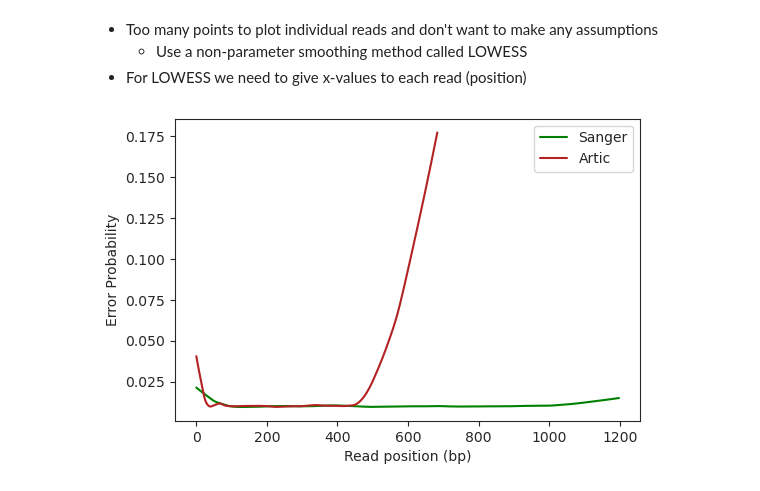
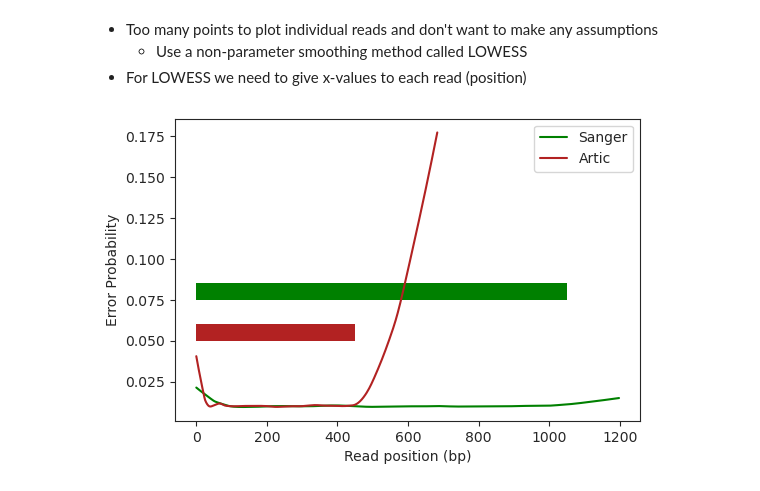
Before and after one commit to danieljbridges/Path_nCoV, a Jupyter notebook: notebooks/analyse_fastq_quality_sangerartic.ipynb, the cells around one changed output. Drawn from its saved outputs; the diff is of its cells as text; code cells hidden in the pictures.

Commit message:
Added rectangles to error prob plot for seq length

```diff
--- a/notebooks/analyse_fastq_quality_sangerartic.ipynb
+++ b/notebooks/analyse_fastq_quality_sangerartic.ipynb
@@ -134,13 +135,19 @@ smooth_sanger = ep_smooth(ep_sanger)
 # %%
 fig, ax = plt.subplots(1, 1)
 
+#Plot error probs by base position
 ax.plot(smooth_sanger[:, 0], smooth_sanger[:, 1], color='green', label="Sanger")
 ax.plot(smooth_artic[:, 0], smooth_artic[:, 1], color='firebrick', label="Artic")
 ax.legend()
 ax.set_xlabel("Read position (bp)")
 ax.set_ylabel("Error Probability")
 
-#plt.axhline(y=0.5, color='r', linestyle='-')
+# Draw rectangles to show expected seq length
+rect1 = patches.Rectangle((0,0.05),450,0.01,linewidth=1,edgecolor='none',facecolor='firebrick')
+rect2 = patches.Rectangle((0,0.075),1050,0.01,linewidth=1,edgecolor='none',facecolor='green')
+ax.add_patch(rect1)
+ax.add_patch(rect2)
+
 plt.show()
 # %% [output]
-[figure, old version]
+[figure, new version]
```
Also changed, not shown: parts of 1 cell of this notebook, 1 other file.
